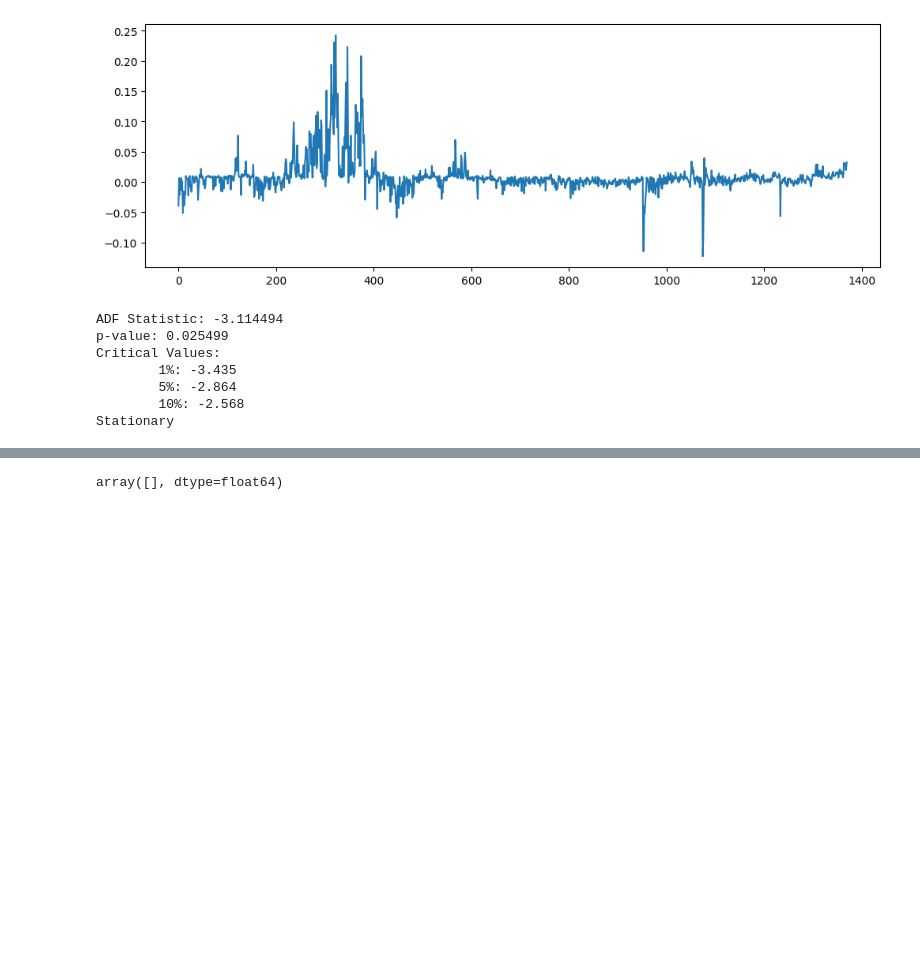
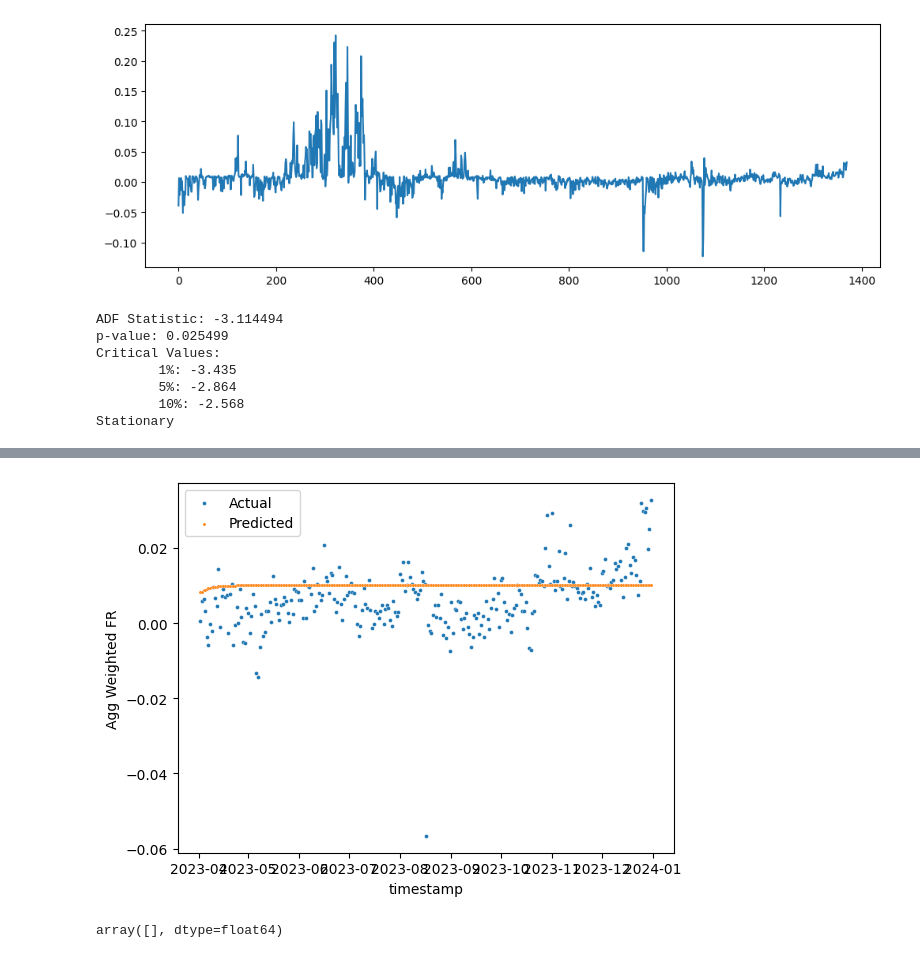
Before and after one commit to immortal16/OpenDeltaDeliverables, a Jupyter notebook: 1_3_data_manipulation.ipynb, the cells around one changed output, grey strips where cells are left out. Drawn from its saved outputs; the diff is of its cells as text; code cells hidden in the pictures; blank space fills up the shorter version.

```diff
--- a/1_3_data_manipulation.ipynb
+++ b/1_3_data_manipulation.ipynb
@@ -100,6 +107,14 @@ AR.1            1.2022           +0.0000j            1.2022            0.0000
 AR.2           -3.8825           +0.0000j            3.8825            0.5000
 -----------------------------------------------------------------------------
 [figure]
+# %%
+sns.scatterplot(x=data.timestamp[train_len:num_samples], y=data['Agg Weighted FR'][train_len:num_samples], label='Actual', s=8)
+sns.scatterplot(x=data.timestamp[train_len:num_samples], y=pred[:-1], label='Predicted', s=5)
+
+plt.legend()
+plt.show()
+# %% [output]
+[figure, added]
 # %%
 pred.values[pred.values < 0]
 # %% [output]
```
Also changed, not shown: parts of 6 cells of this notebook.
